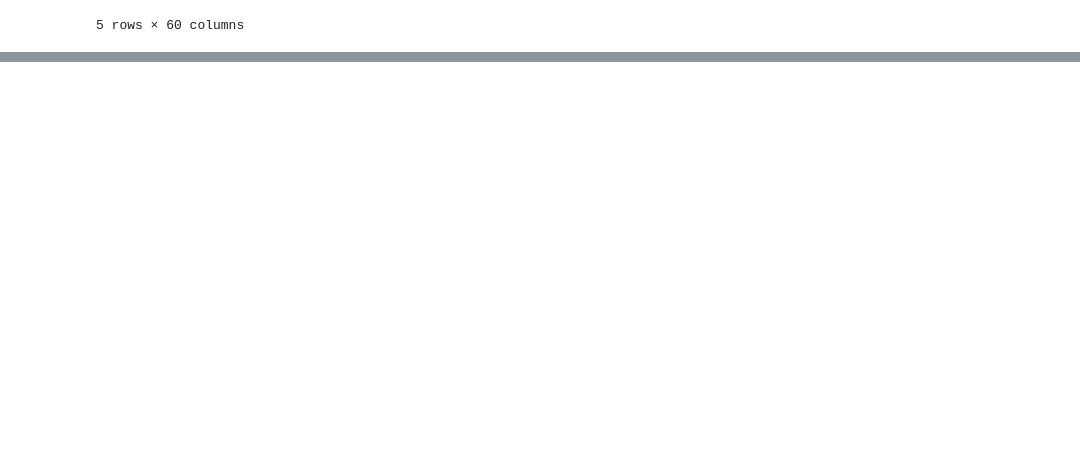
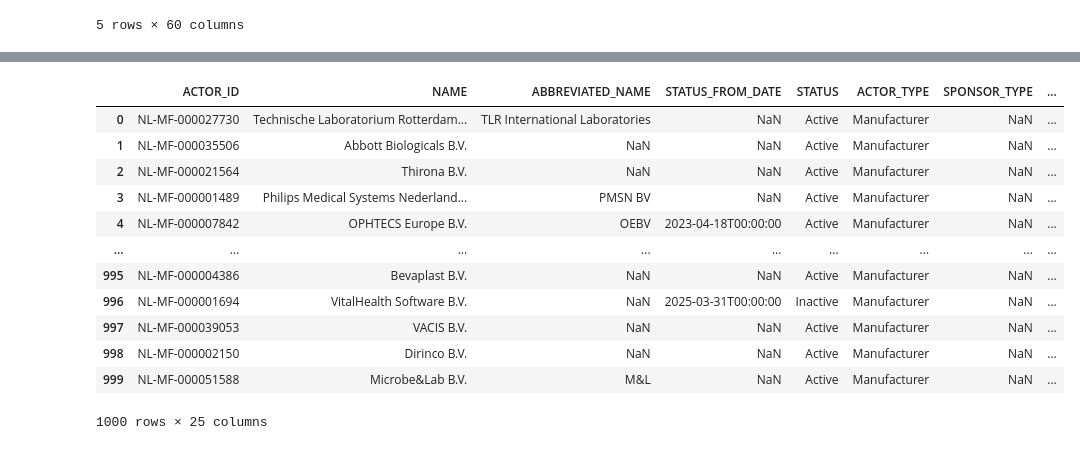
Before and after one commit to 12Jimbo/ophtalmic_meditech_dp, a Jupyter notebook: sources/exploration/EUDAMED/eudamed.ipynb, the cells around one changed output, grey strips where cells are left out. Cells and saved outputs as stored; diff of their text form; code cells hidden in the pictures; blank space fills up the shorter version.

Commit message:
learned how to navigate EUDAMED, and assigned meaning to crucial fields - manufacturer and device medical categorization

```diff
--- a/sources/exploration/eudamed.ipynb
+++ b/sources/exploration/EUDAMED/eudamed.ipynb
@@ -79,0 +159,19 @@ display(udi.head())
+# %%
+eudamed_get(
+            "actors",
+            {"ACT_COUNTRY_ISO2_CODE": "NL", "ACTOR_TYPE": "Manufacturer"},
+            )
+# %% [output]
+|  | ACTOR_ID | NAME | ABBREVIATED_NAME | STATUS_FROM_DATE | STATUS | ACTOR_TYPE | SPONSOR_TYPE | ... |
+| 0 | NL-MF-000027730 | Technische Laboratorium Rotterdam... | TLR International Laboratories | NaN | Active | Manufacturer | NaN | ... |
+| 1 | NL-MF-000035506 | Abbott Biologicals B.V. | NaN | NaN | Active | Manufacturer | NaN | ... |
+| 2 | NL-MF-000021564 | Thirona B.V. | NaN | NaN | Active | Manufacturer | NaN | ... |
+| 3 | NL-MF-000001489 | Philips Medical Systems Nederland... | PMSN BV | NaN | Active | Manufacturer | NaN | ... |
+| 4 | NL-MF-000007842 | OPHTECS Europe B.V. | OEBV | 2023-04-18T00:00:00 | Active | Manufacturer | NaN | ... |
+| ... | ... | ... | ... | ... | ... | ... | ... | ... |
+| 995 | NL-MF-000004386 | Bevaplast B.V. | NaN | NaN | Active | Manufacturer | NaN | ... |
+| 996 | NL-MF-000001694 | VitalHealth Software B.V. | NaN | 2025-03-31T00:00:00 | Inactive | Manufacturer | NaN | ... |
+| 997 | NL-MF-000039053 | VACIS B.V. | NaN | NaN | Active | Manufacturer | NaN | ... |
+| 998 | NL-MF-000002150 | Dirinco B.V. | NaN | NaN | Active | Manufacturer | NaN | ... |
+| 999 | NL-MF-000051588 | Microbe&Lab B.V. | M&L | NaN | Active | Manufacturer | NaN | ... |
+1000 rows × 25 columns
```
Also changed, not shown: parts of 2 cells of this notebook, 9 other files.
